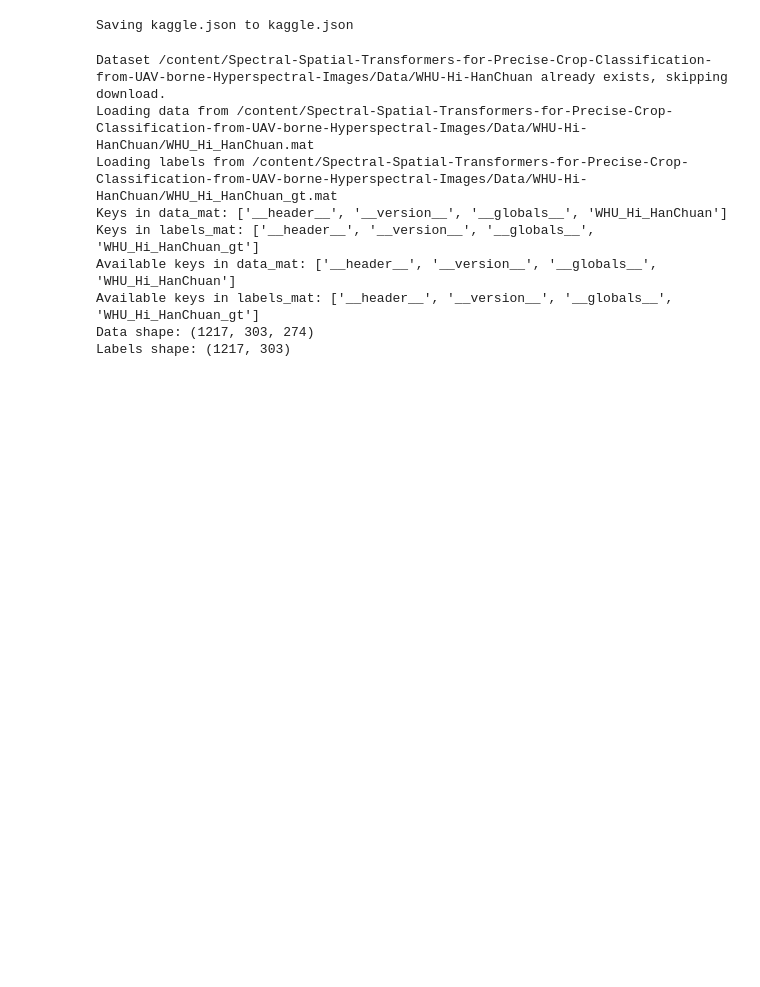
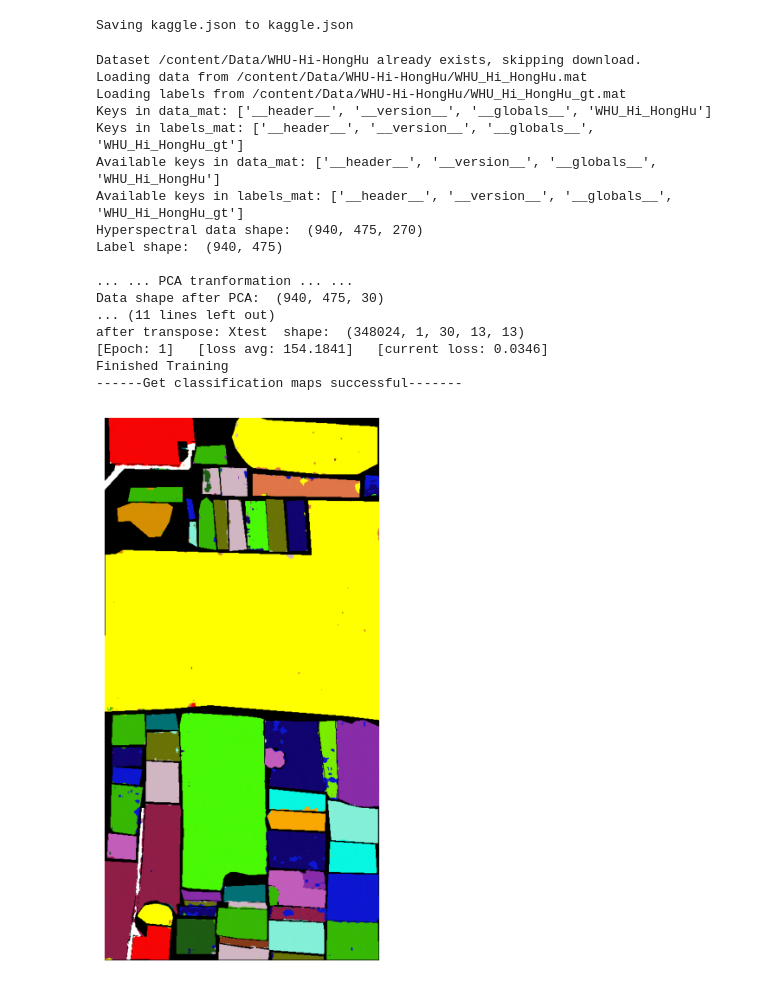
Before and after one commit to HamzaElshafie/CNNs-SST-for-Precise-Crop-Classification-from-UAV-borne-HSI, a Jupyter notebook: SSFTT/Train_SSFTT_Model.ipynb, the cells around one changed output. Saved outputs shown, nothing was run; the diff lists cells and outputs as text; code cells hidden in the pictures; blank space fills up the shorter version.

Commit message:
Trained a model with 1 epoch for HongHu as an ex.

```diff
--- a/SSFTT/Train_SSFTT_Model.ipynb
+++ b/SSFTT/Train_SSFTT_Model.ipynb
@@ -288,7 +293,7 @@ class Args:
         self.dataset = dataset
         self.kaggle_json_path = kaggle_json_path
 
-args = Args(dataset='LongKou', kaggle_json_path='~/.kaggle/kaggle.json')
+args = Args(dataset='HongHu', kaggle_json_path='~/.kaggle/kaggle.json')
 num_classes = NUM_CLASSES[args.dataset]
 
 train_loader, test_loader, all_data_loader, y_all= create_data_loader(args.dataset, args.kaggle_json_path)
@@ -296,40 +301,49 @@ tic1 = time.perf_counter()
 net, device = train(train_loader, num_classes, epochs=1)
 torch.save(net.state_dict(), f'{main_dir}/SSFTT/cls_params/SSFTTnet_params_{args.dataset}.pth')
 toc1 = time.perf_counter()
 tic2 = time.perf_counter()
 y_pred_test, y_test = test(device, net, test_loader)
 toc2 = time.perf_counter()
 
 classification, oa, confusion, each_acc, aa, kappa = acc_reports(y_test, y_pred_test, args.dataset)
 classification = str(classification)
 Training_Time = toc1 - tic1
 Test_time = toc2 - tic2
-report_file_name = f"{main_dir}/SSFTT/cls_result/classification_report_{args.dataset}.txt"
+report_file_name = f"{main_dir}/SSFTT/cls_results/classification_report_{args.dataset}.txt"
 with open(report_file_name, 'w') as x_file:
     x_file.write('{} Training_Time (s)'.format(Training_Time))
     x_file.write('\n')
     x_file.write('{} Test_time (s)'.format(Test_time))
     x_file.write('\n')
     x_file.write('{} Kappa accuracy (%)'.format(kappa))
     x_file.write('\n')
     x_file.write('{} Overall accuracy (%)'.format(oa))
     x_file.write('\n')
     x_file.write('{} Average accuracy (%)'.format(aa))
     x_file.write('\n')
     x_file.write('{} Each accuracy (%)'.format(each_acc))
     x_file.write('\n')
     x_file.write('{}'.format(classification))
     x_file.write('\n')
     x_file.write('{}'.format(confusion))
 
 get_cls_map.get_cls_map(net, device, all_data_loader, y_all, args.dataset)
 # %% [output]
-Dataset /content/Spectral-Spatial-Transformers-for-Precise-Crop-Classification-from-UAV-borne-Hyperspectral-Images/Data/WHU-Hi-HanChuan already exists, skipping download.
-Loading data from /content/Spectral-Spatial-Transformers-for-Precise-Crop-Classification-from-UAV-borne-Hyperspectral-Images/Data/WHU-Hi-HanChuan/WHU_Hi_HanChuan.mat
-Loading labels from /content/Spectral-Spatial-Transformers-for-Precise-Crop-Classification-from-UAV-borne-Hyperspectral-Images/Data/WHU-Hi-HanChuan/WHU_Hi_HanChuan_gt.mat
-Keys in data_mat: ['__header__', '__version__', '__globals__', 'WHU_Hi_HanChuan']
-Keys in labels_mat: ['__header__', '__version__', '__globals__', 'WHU_Hi_HanChuan_gt']
-Available keys in data_mat: ['__header__', '__version__', '__globals__', 'WHU_Hi_HanChuan']
-Available keys in labels_mat: ['__header__', '__version__', '__globals__', 'WHU_Hi_HanChuan_gt']
-Data shape: (1217, 303, 274)
-Labels shape: (1217, 303)
+Dataset /content/Data/WHU-Hi-HongHu already exists, skipping download.
+Loading data from /content/Data/WHU-Hi-HongHu/WHU_Hi_HongHu.mat
+Loading labels from /content/Data/WHU-Hi-HongHu/WHU_Hi_HongHu_gt.mat
+Keys in data_mat: ['__header__', '__version__', '__globals__', 'WHU_Hi_HongHu']
+Keys in labels_mat: ['__header__', '__version__', '__globals__', 'WHU_Hi_HongHu_gt']
+Available keys in data_mat: ['__header__', '__version__', '__globals__', 'WHU_Hi_HongHu']
+Available keys in labels_mat: ['__header__', '__version__', '__globals__', 'WHU_Hi_HongHu_gt']
+Hyperspectral data shape:  (940, 475, 270)
+Label shape:  (940, 475)
+
+... ... PCA tranformation ... ...
+Data shape after PCA:  (940, 475, 30)
+... (11 lines left out)
+after transpose: Xtest  shape:  (348024, 1, 30, 13, 13)
+[Epoch: 1]   [loss avg: 154.1841]   [current loss: 0.0346]
+Finished Training
+------Get classification maps successful-------
+[figure, added]
```
Also changed, not shown: parts of 3 cells of this notebook.
